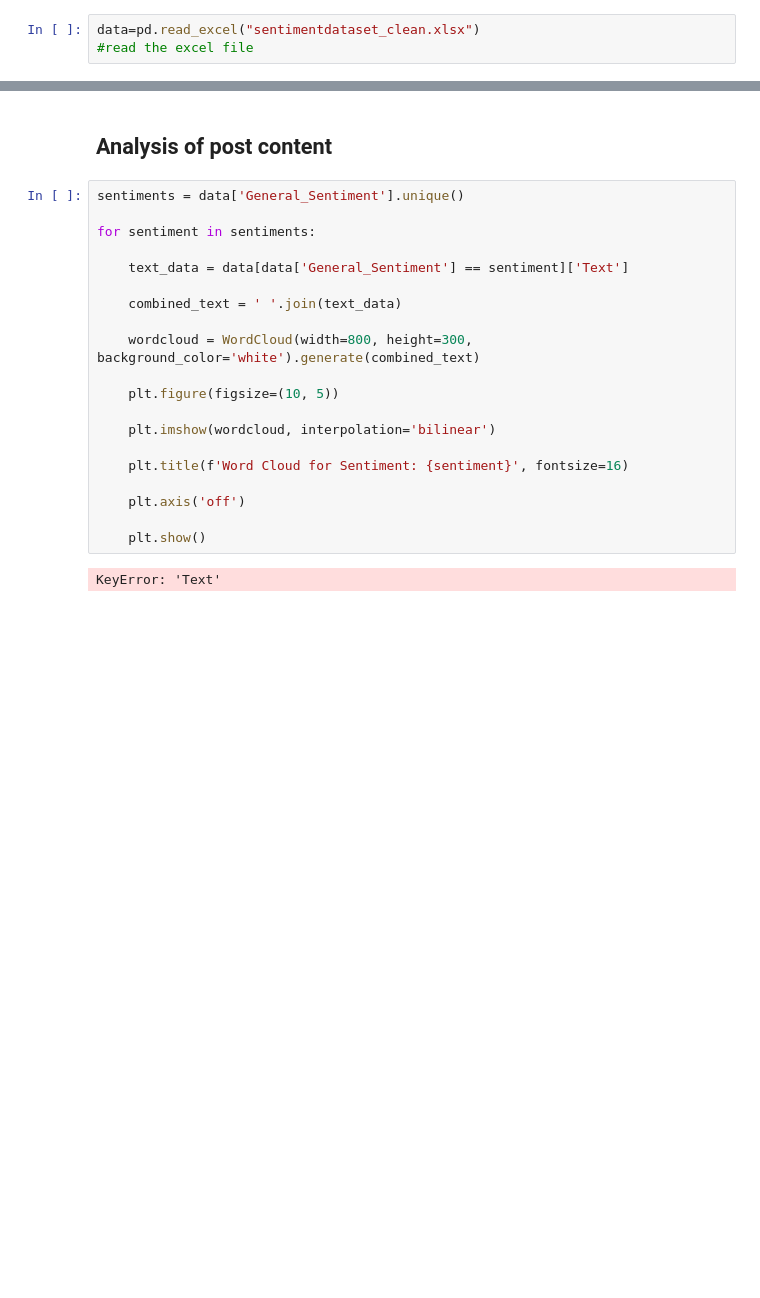
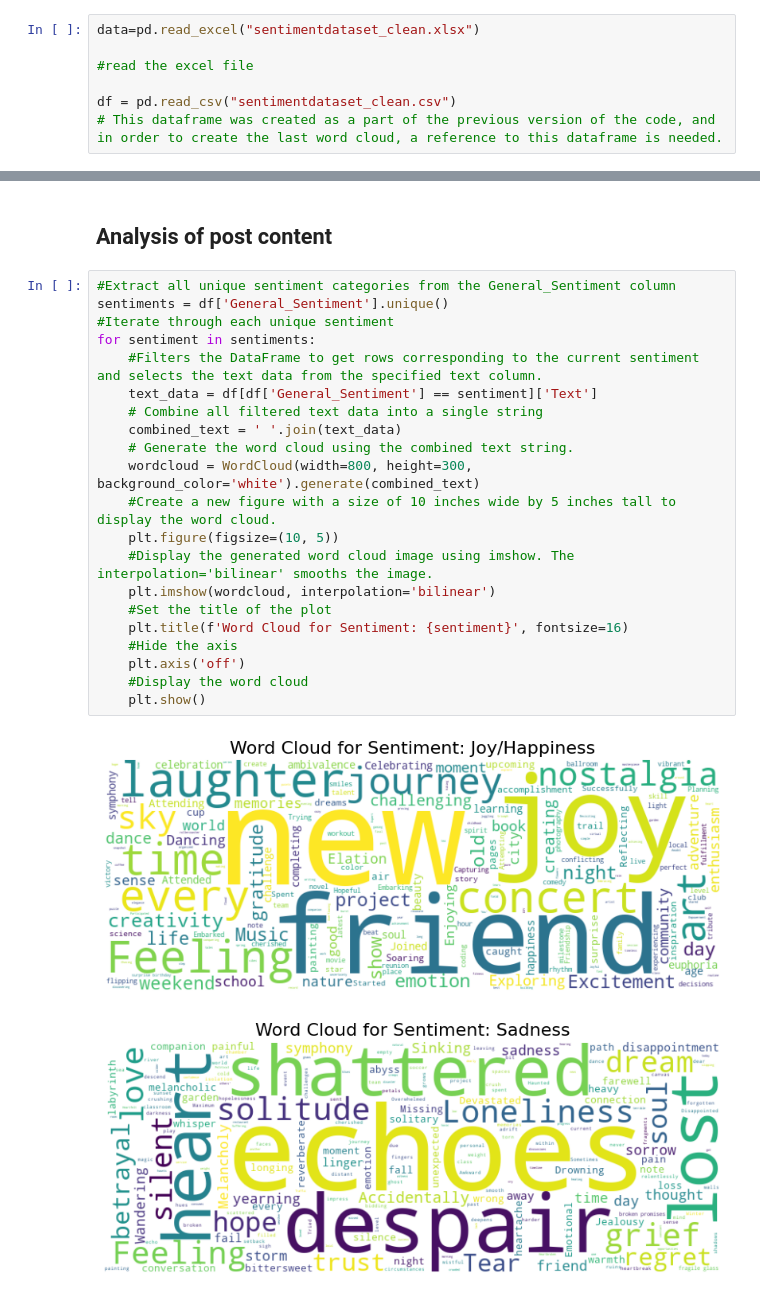
Before and after one commit to imon333/2Truth_and_a-_Lie, a Jupyter notebook: main.ipynb, the cells around one changed output, grey strips where cells are left out. Drawn from its saved outputs; the diff is of its cells as text; blank space fills up the shorter version.

```diff
--- a/main.ipynb
+++ b/main.ipynb
@@ -5,7 +5,11 @@ from matplotlib import pyplot as plt
 #imported plotly.express and pandas
 # %%
 data=pd.read_excel("sentimentdataset_clean.xlsx")
+
 #read the excel file
+
+df = pd.read_csv("sentimentdataset_clean.csv")
+# This dataframe was created as a part of the previous version of the code, and in order to create the last word cloud, a reference to this dataframe is needed.
 # %% [markdown]
 ## 1. Yearly distribution of sentiments
 # %%
@@ -317,24 +321,26 @@ plt.show()
 # %% [markdown]
 ## Analysis of post content
 # %%
-sentiments = data['General_Sentiment'].unique()
-
+#Extract all unique sentiment categories from the General_Sentiment column
+sentiments = df['General_Sentiment'].unique()
+#Iterate through each unique sentiment
 for sentiment in sentiments:
-
-    text_data = data[data['General_Sentiment'] == sentiment]['Text']
-
+    #Filters the DataFrame to get rows corresponding to the current sentiment and selects the text data from the specified text column.
+    text_data = df[df['General_Sentiment'] == sentiment]['Text']
+    # Combine all filtered text data into a single string
     combined_text = ' '.join(text_data)
-
+    # Generate the word cloud using the combined text string.
     wordcloud = WordCloud(width=800, height=300, background_color='white').generate(combined_text)
-
+    #Create a new figure with a size of 10 inches wide by 5 inches tall to display the word cloud.
     plt.figure(figsize=(10, 5))
-
+    #Display the generated word cloud image using imshow. The interpolation='bilinear' smooths the image.
     plt.imshow(wordcloud, interpolation='bilinear')
-
+    #Set the title of the plot
     plt.title(f'Word Cloud for Sentiment: {sentiment}', fontsize=16)
-
+    #Hide the axis
     plt.axis('off')
-
+    #Display the word cloud
     plt.show()
 # %% [output]
-KeyError: 'Text'
+[figure, added]
+[figure, added]
```
Also changed, not shown: parts of 3 cells of this notebook, 2 other files.
